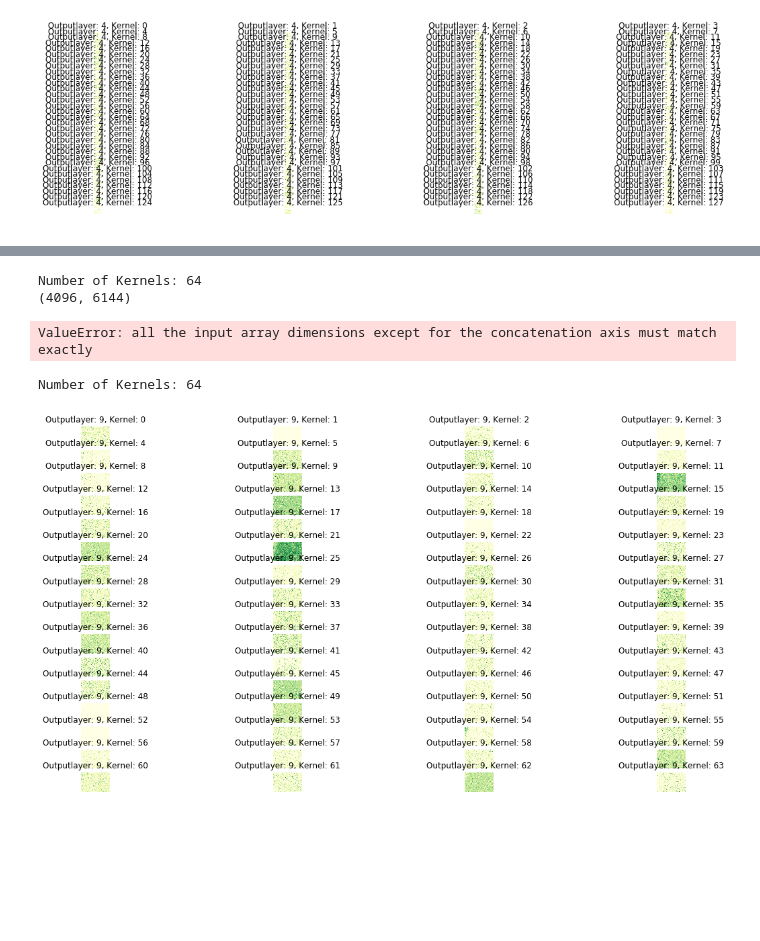
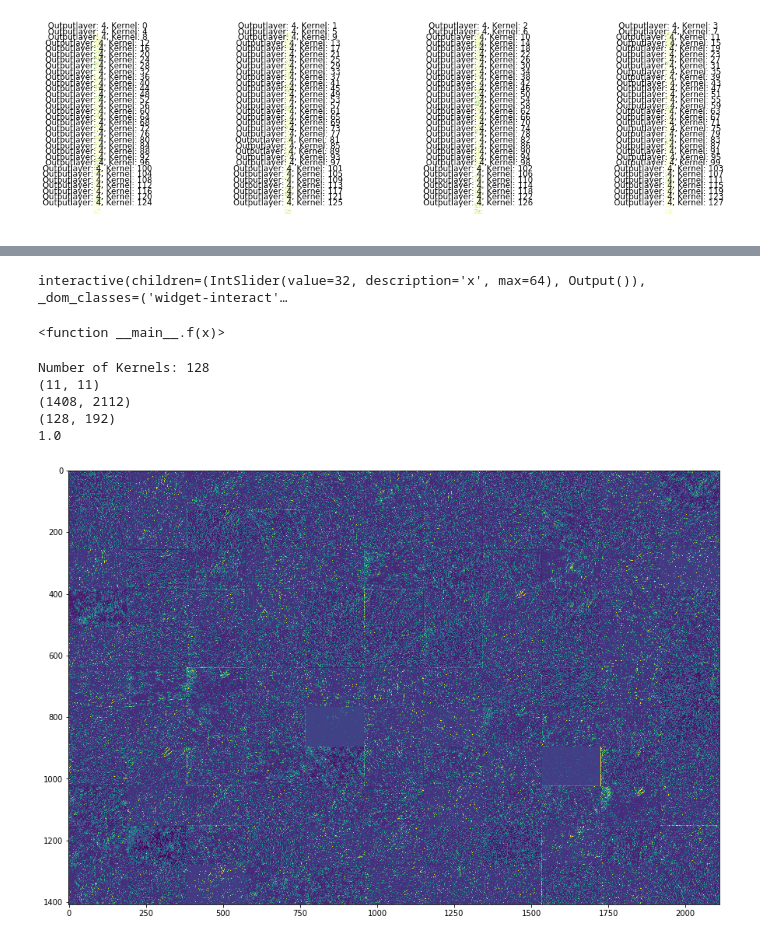
Before and after one commit to dschori/Rumex-Detection, a Jupyter notebook: notebooks/22_UNet_Layer_Visualization.ipynb, the cells around one changed output, grey strips where cells are left out. Cells and saved outputs as stored; diff of their text form; code cells hidden in the pictures; blank space fills up the shorter version.

```diff
--- a/notebooks/22_UNet_Layer_Visualization.ipynb
+++ b/notebooks/22_UNet_Layer_Visualization.ipynb
@@ -137,3 +137,34 @@ get_intermediate_layer(4)
 # %% [output]
 Number of Kernels: 128
 [figure]
+# %%
+val20_df = pd.read_pickle(DATA_BASE_PATH+'/val_df')
+vis_params = {'df':val20_df,
+              'input_shape':(512,768,3),
+              'pred_layer':1,
+              'model':model}
+
+vis = Visualize(**vis_params)
+
+class Layer_Visualization():
+    def __init__(self,img):
+        self.img = img
+        self.model = model
+
+    def __deprocess_image(self):
+        img -= self.img.mean()
+        img /= (img.std()+1e-5)
+        img *= 0.1
+
+        img += 0.5
+        img = np.clip(img,0,1)
+
+        self.img = img
+
+    def __get_activations(self):
+        intermediate_model = Model(input=[self.model.layers[0].input], output=[self.model.layers[n_layer].output])
+        activation_shape = self.model.layers[n_layer].output_shape[1:3]
+        n_kernels = self.model.layers[n_layer].output_shape[3]
+        n_x = int(math.sqrt(n_kernels))
+        n_y = n_kernels // n_x
+        activations = new_model.predict(im.reshape(1,*input_shape,3))
@@ -184,0 +301,8 @@ def get_intermediate_layer(n_layer,input_shape=(512,768)):
+# %%
+def f(x):
+    plt.figure(figsize=(10,10))
+    imshow(images[x])
+interact(f, x=(0,len(images)-1))
+# %% [output]
+interactive(children=(IntSlider(value=32, description='x', max=64), Output()), _dom_classes=('widget-interact'…
+<function __main__.f(x)>
@@ -185,11 +340,9 @@ def get_intermediate_layer(n_layer,input_shape=(512,768)):
 # %%
-get_intermediate_layer(2)
+get_intermediate_layer(6)
 # %% [output]
-Number of Kernels: 64
-(4096, 6144)
+Number of Kernels: 128
+(11, 11)
+(1408, 2112)
+(128, 192)
+1.0
-ValueError: all the input array dimensions except for the concatenation axis must match exactly
+[figure, added]
-# %%
-get_intermediate_layer(9)
-# %% [output]
-Number of Kernels: 64
-[figure, removed]
```
Also changed, not shown: parts of 13 cells of this notebook, 26 other files.
